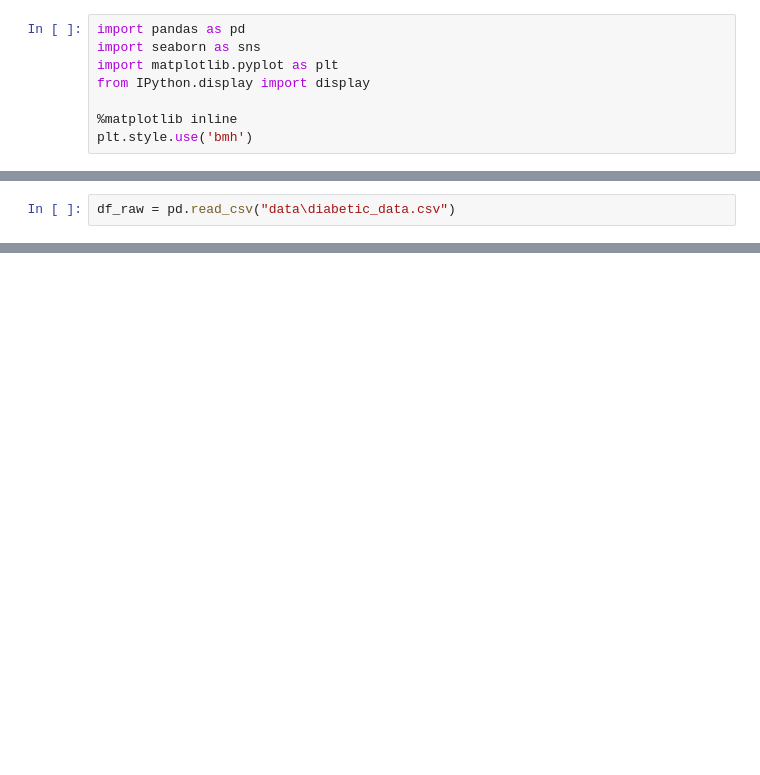
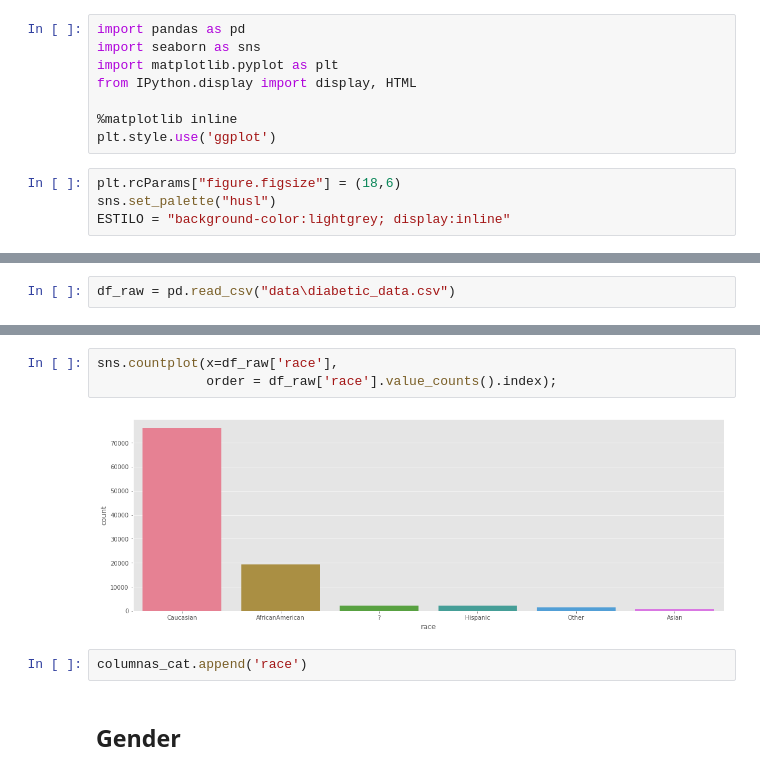
Before and after one commit to IgnacioNicolasAlvarez/Proyecto-Final-Rolling-Code-DS-2020, a Jupyter notebook: notebook.ipynb, the cells around one changed output, grey strips where cells are left out. Saved outputs shown, nothing was run; the diff lists cells and outputs as text; blank space fills up the shorter version.

```diff
--- a/notebook.ipynb
+++ b/notebook.ipynb
@@ -2,7 +2,11 @@
 import pandas as pd
 import seaborn as sns
 import matplotlib.pyplot as plt
-from IPython.display import display
+from IPython.display import display, HTML
 
 %matplotlib inline
-plt.style.use('bmh')
+plt.style.use('ggplot')
+# %%
+plt.rcParams["figure.figsize"] = (18,6)
+sns.set_palette("husl")
+ESTILO = "background-color:lightgrey; display:inline"
@@ -96,0 +128,9 @@ dtype: int64
+# %%
+sns.countplot(x=df_raw['race'],
+              order = df_raw['race'].value_counts().index);
+# %% [output]
+[figure, added]
+# %%
+columnas_cat.append('race')
+# %% [markdown]
+## Gender
```
Also changed, not shown: parts of 59 cells of this notebook.
